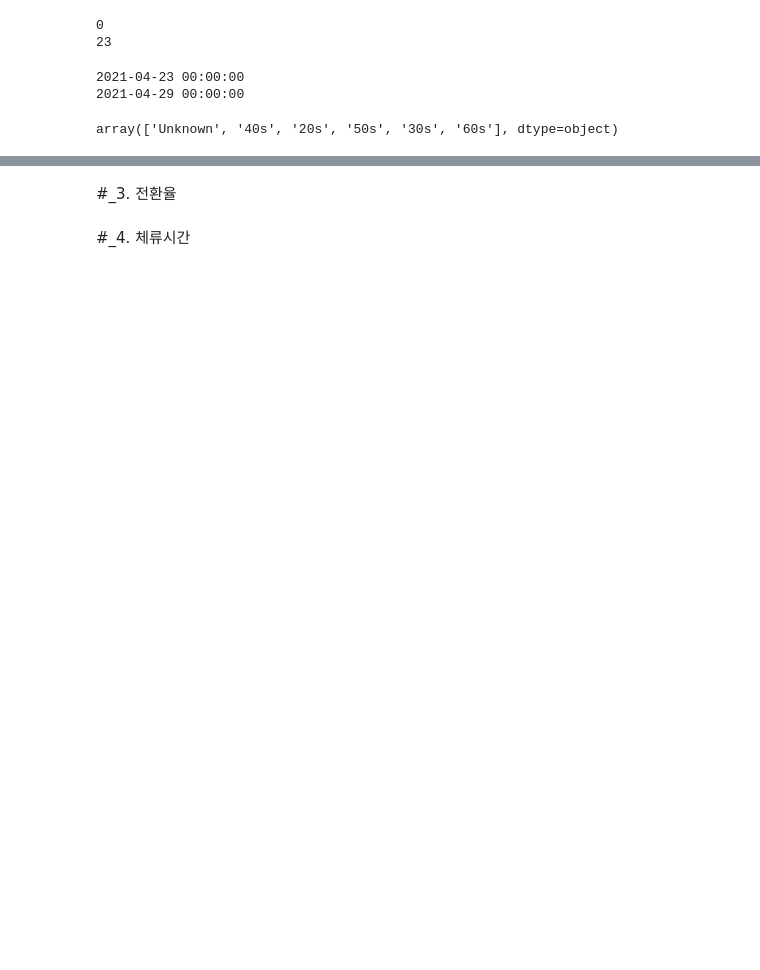
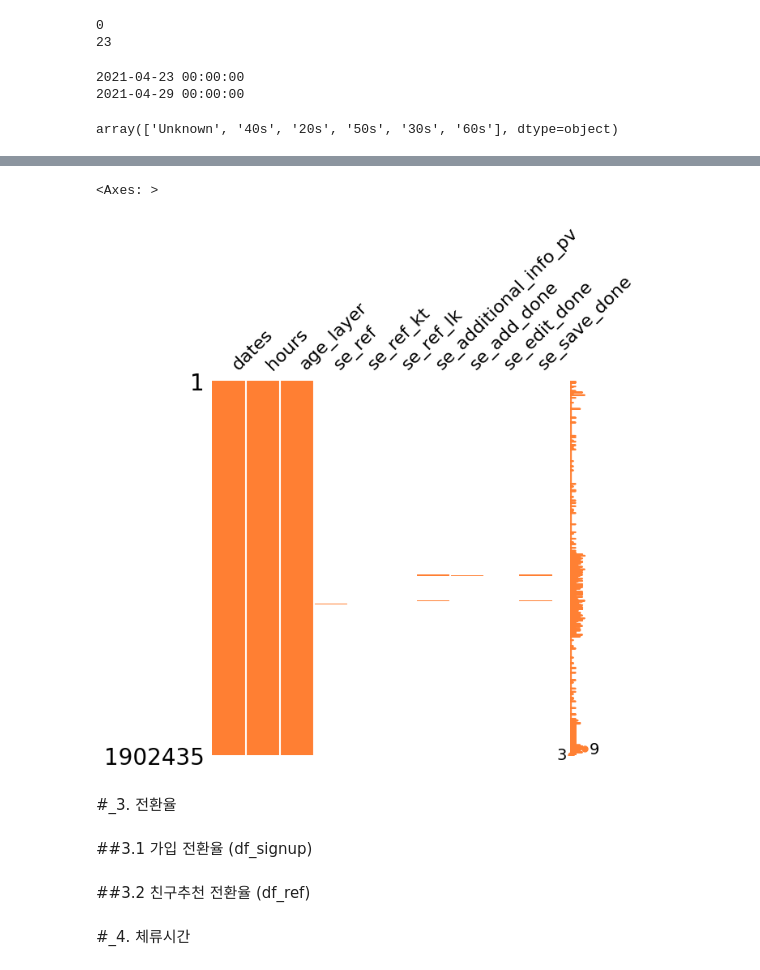
Before and after one commit to Nayoung-young/prj-funnel-analysis, a Jupyter notebook: user_funnel_analysis.ipynb, the cells around one changed output, grey strips where cells are left out. Saved outputs shown, nothing was run; the diff lists cells and outputs as text; code cells hidden in the pictures; blank space fills up the shorter version.

```diff
--- a/user_funnel_analysis.ipynb
+++ b/user_funnel_analysis.ipynb
@@ -82,0 +133,3 @@ array(['Unknown', '40s', '20s', '50s', '30s', '60s'], dtype=object)
+# %%
+#집계 기준: dates, hours, age_layer
+category = ['dates', 'hours', 'age_layer']
@@ -82,0 +210,6 @@ array(['Unknown', '40s', '20s', '50s', '30s', '60s'], dtype=object)
+# %%
+ref = df_base.columns.tolist()[11:18]
+# %%
+ref_v1 = category + ref
+df_ref = df_base[ref_v1]
+df_ref.info()
@@ -82,0 +249,4 @@ array(['Unknown', '40s', '20s', '50s', '30s', '60s'], dtype=object)
+# %%
+%%time
+msno.matrix(df = df_ref.iloc[:, :], figsize=(6, 6), color = (1, 0.5, 0.2))
+# %% [output]
@@ -83,4 +255,10 @@ array(['Unknown', '40s', '20s', '50s', '30s', '60s'], dtype=object)
+<Axes: >
+[figure, added]
 # %% [markdown]
 #_3. 전환율
+# %% [markdown]
+##3.1 가입 전환율 (df_signup)
+# %% [markdown]
+##3.2 친구추천 전환율 (df_ref)
 # %% [markdown]
 #_4. 체류시간
```
Also changed, not shown: parts of 22 cells of this notebook.
